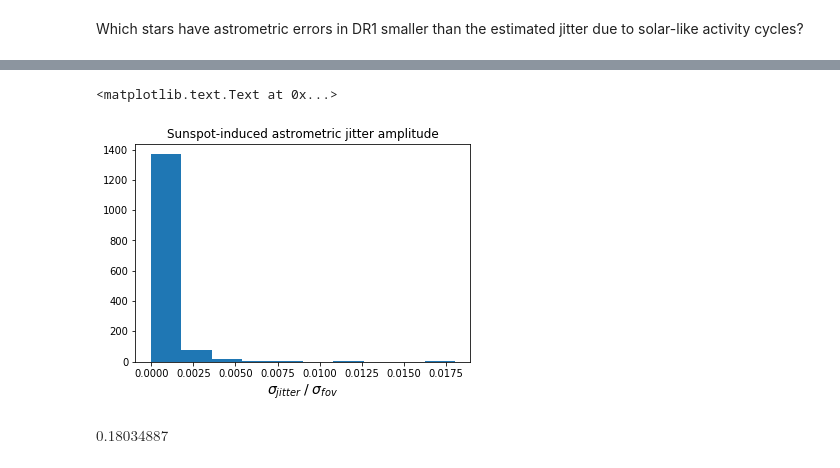
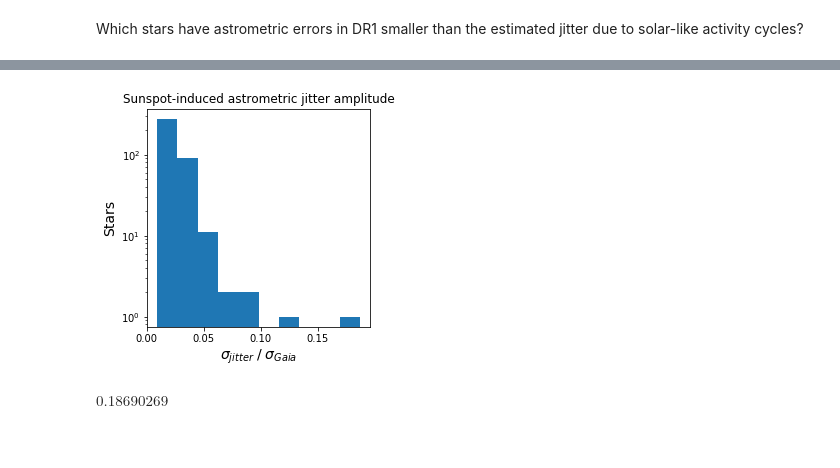
Before and after one commit to bmorris3/mrspoc, a Jupyter notebook: sunspots.ipynb, the cells around one changed output, grey strips where cells are left out. Drawn from its saved outputs; the diff is of its cells as text; code cells hidden in the pictures.

```diff
--- a/sunspots.ipynb
+++ b/sunspots.ipynb
@@ -300,22 +302,25 @@ plt.hist(sigma_fovs.value)
 
 # Compute the apparent angular jitter due to sunspots at the
 # distances of nearby MS stars in the TGAS sample
-distances = table['distance']#[ms]
+distances = table['distance'][ms]
 jitter_rsun = np.std(r_vector)*R_sun
 jitter_amplitude = np.arctan((jitter_rsun/distances).decompose()).to(u.uarcsec)
 
 # Estimate the single-measurement astrometric error for each star
 # in the TGAS sample:
-astrometric_uncertainty = sigma_fov(table['<Gmag>'])#[ms])
+#astrometric_uncertainty = sigma_fov(table['<Gmag>'][ms])
+astrometric_uncertainty = table['sigma_fov'][ms]/np.sqrt(table['N_fov'][ms])
 # %%
 #plt.hist(jitter_amplitude, log=True);
-plt.hist(jitter_amplitude/astrometric_uncertainty)
+plt.figure(figsize=(4, 4))
+plt.hist(jitter_amplitude/astrometric_uncertainty, log=True)
 plt.title('Sunspot-induced astrometric jitter amplitude')
-plt.xlabel('$\sigma_{jitter} \; / \; \sigma_{fov}$', fontsize=14)
+plt.xlabel('$\sigma_{jitter} \; / \; \sigma_{Gaia}$', fontsize=14)
+plt.ylabel('Stars', fontsize=14)
+plt.savefig('plots/sunspot_jitter.pdf', bbox_inches='tight')
 # %% [output]
-<matplotlib.text.Text at 0x...>
-[figure, old version]
+[figure, new version]
 # %%
-max(jitter_amplitude/astrometric_uncertainty) * np.sqrt(100)
+max(jitter_amplitude/astrometric_uncertainty)
 # %% [output]
-$0.18034887 \; \mathrm{}$
+$0.18690269 \; \mathrm{}$
```
Also changed, not shown: parts of 4 cells of this notebook, 2 other files.
